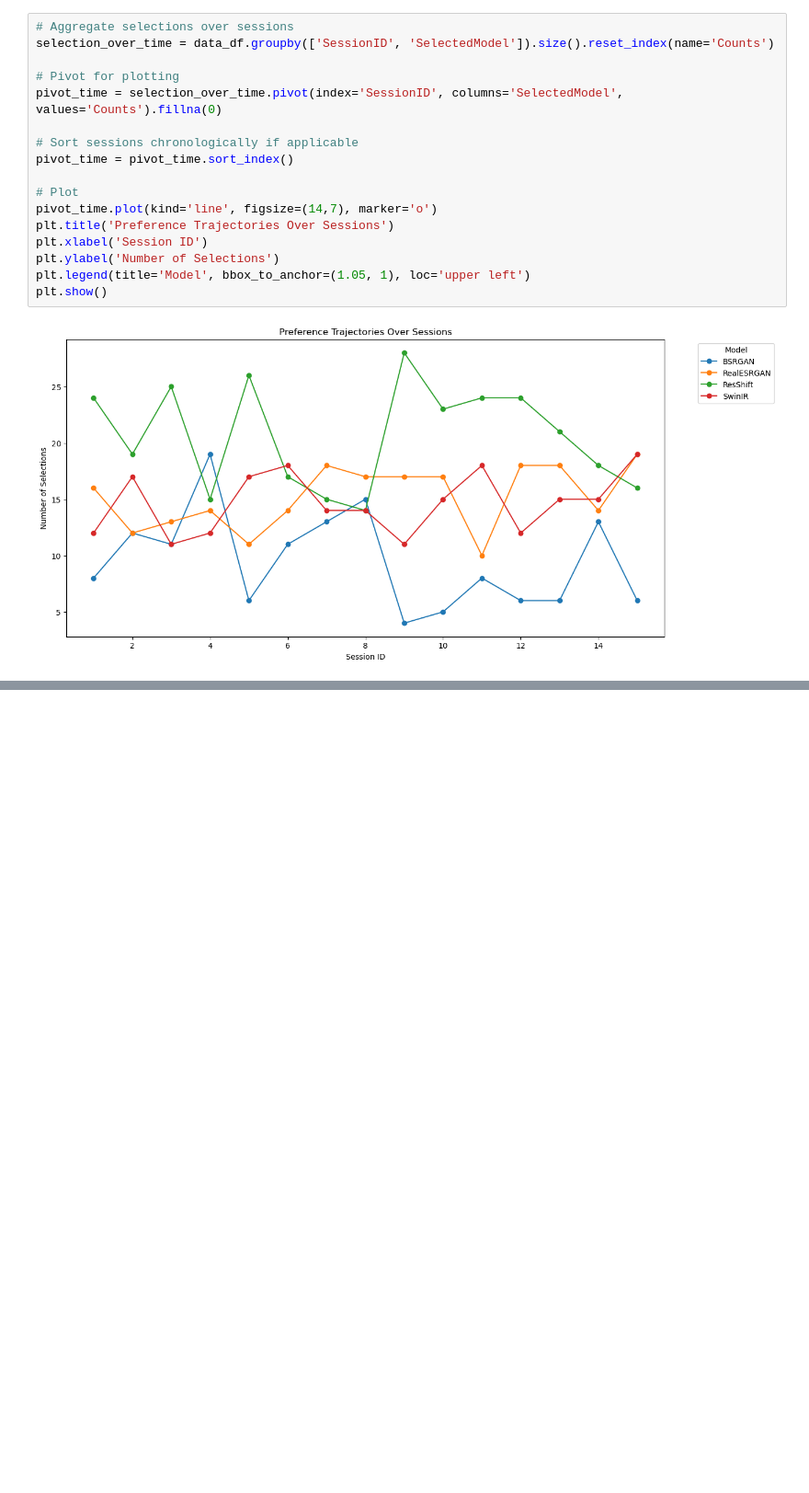
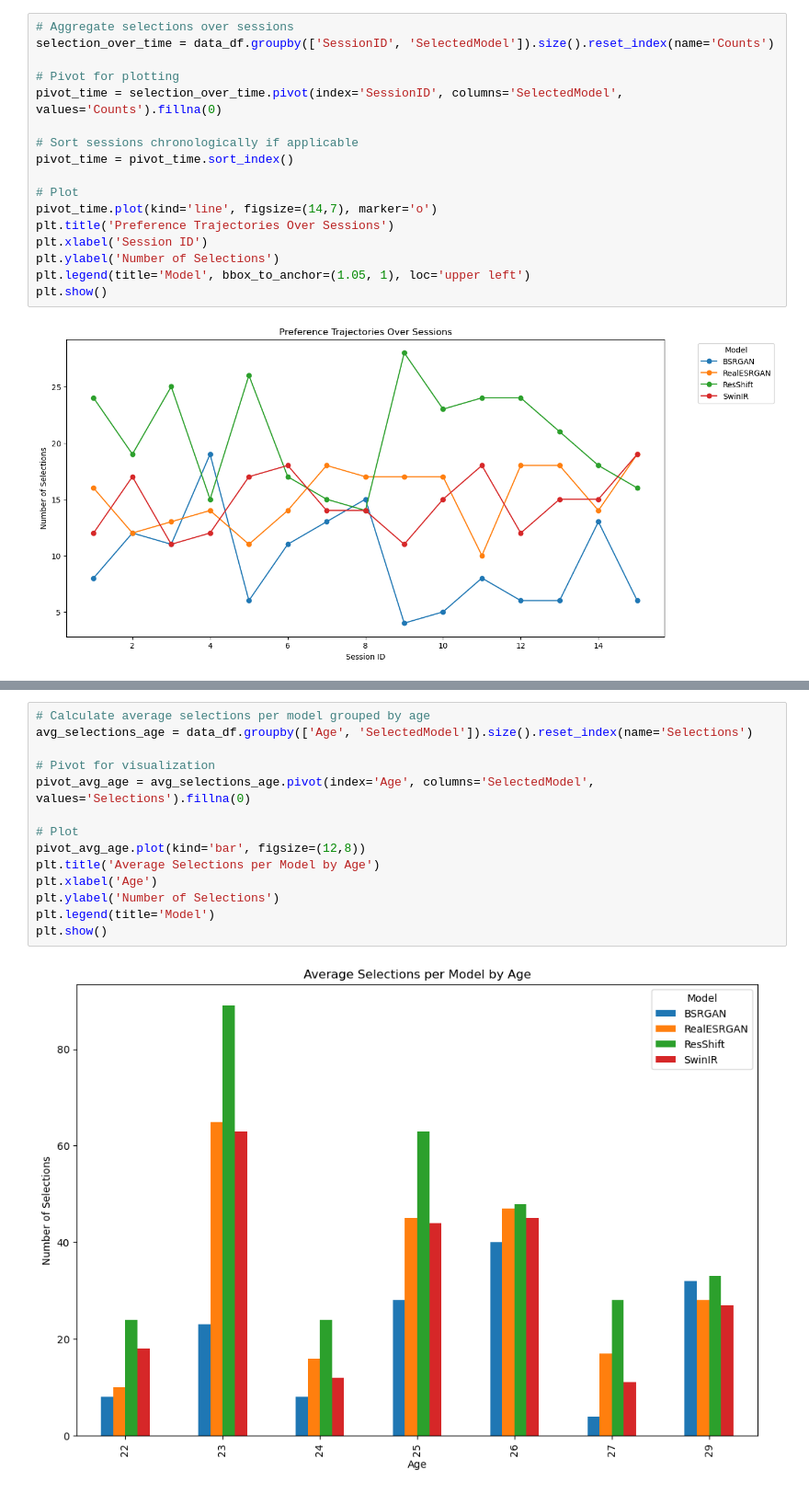
Before and after one commit to hamzafer/super-resolution-color, a Jupyter notebook: visualize_onsite_exp.ipynb, the cells around one changed output, grey strips where cells are left out. Shown: that part at 92% size. Drawn from its saved outputs; the diff is of its cells as text; blank space fills up the shorter version.

```diff
--- a/visualize_onsite_exp.ipynb
+++ b/visualize_onsite_exp.ipynb
@@ -665,0 +826,16 @@ plt.show()
+# %%
+# Calculate average selections per model grouped by age
+avg_selections_age = data_df.groupby(['Age', 'SelectedModel']).size().reset_index(name='Selections')
+
+# Pivot for visualization
+pivot_avg_age = avg_selections_age.pivot(index='Age', columns='SelectedModel', values='Selections').fillna(0)
+
+# Plot
+pivot_avg_age.plot(kind='bar', figsize=(12,8))
+plt.title('Average Selections per Model by Age')
+plt.xlabel('Age')
+plt.ylabel('Number of Selections')
+plt.legend(title='Model')
+plt.show()
+# %% [output]
+[figure, added]
```
Also changed, not shown: parts of 16 cells of this notebook, 2 other files.
